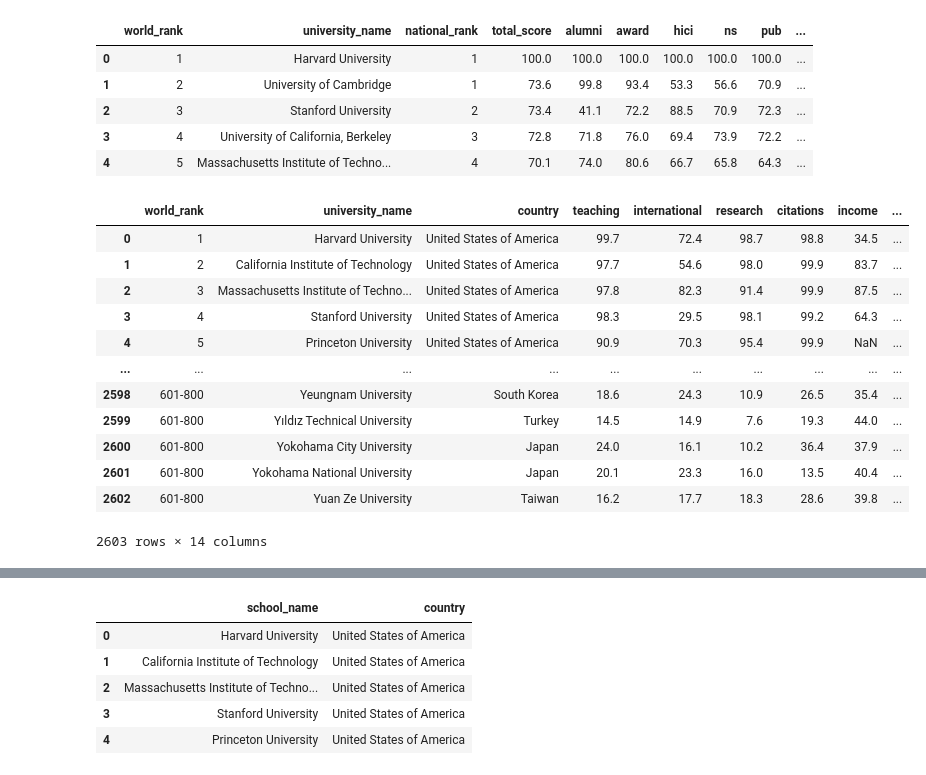
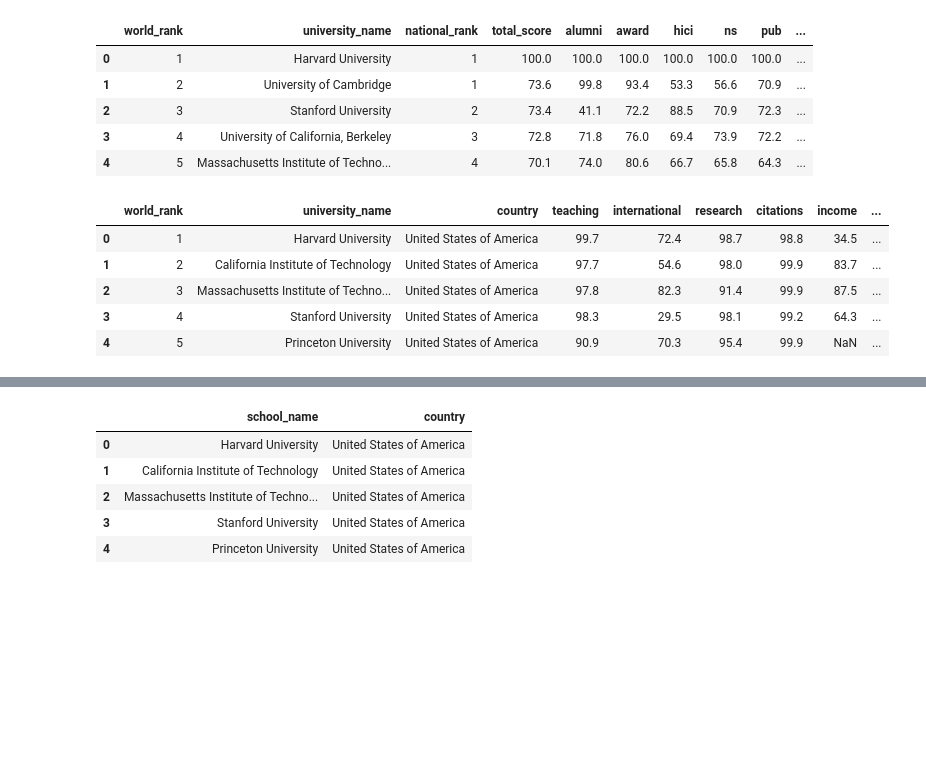
Before and after one commit to bollermattiaUNIMIB/progettoFoCS, a Jupyter notebook: ProgettoFoCS2020.ipynb, the cells around one changed output, grey strips where cells are left out. Saved outputs shown, nothing was run; the diff lists cells and outputs as text; code cells hidden in the pictures; blank space fills up the shorter version.

```diff
--- a/ProgettoFoCS2020.ipynb
+++ b/ProgettoFoCS2020.ipynb
@@ -29,20 +29,13 @@ shanghaiData.head()
 # %%
 timesData = pd.read_csv("timesData.csv", na_values=['-'], dtype={'income':float})
 timesData['world_rank'] = timesData.apply(lambda row: row['world_rank'].replace("=", ""), axis=1)
-timesData
+timesData.head()
 # %% [output]
 |  | world_rank | university_name | country | teaching | international | research | citations | income | ... |
 | 0 | 1 | Harvard University | United States of America | 99.7 | 72.4 | 98.7 | 98.8 | 34.5 | ... |
 | 1 | 2 | California Institute of Technology | United States of America | 97.7 | 54.6 | 98.0 | 99.9 | 83.7 | ... |
 | 2 | 3 | Massachusetts Institute of Techno... | United States of America | 97.8 | 82.3 | 91.4 | 99.9 | 87.5 | ... |
 | 3 | 4 | Stanford University | United States of America | 98.3 | 29.5 | 98.1 | 99.2 | 64.3 | ... |
 | 4 | 5 | Princeton University | United States of America | 90.9 | 70.3 | 95.4 | 99.9 | NaN | ... |
-| ... | ... | ... | ... | ... | ... | ... | ... | ... | ... |
-| 2598 | 601-800 | Yeungnam University | South Korea | 18.6 | 24.3 | 10.9 | 26.5 | 35.4 | ... |
-| 2599 | 601-800 | Yıldız Technical University | Turkey | 14.5 | 14.9 | 7.6 | 19.3 | 44.0 | ... |
-| 2600 | 601-800 | Yokohama City University | Japan | 24.0 | 16.1 | 10.2 | 36.4 | 37.9 | ... |
-| 2601 | 601-800 | Yokohama National University | Japan | 20.1 | 23.3 | 16.0 | 13.5 | 40.4 | ... |
-| 2602 | 601-800 | Yuan Ze University | Taiwan | 16.2 | 17.7 | 18.3 | 28.6 | 39.8 | ... |
-2603 rows × 14 columns
 # %%
 edExpen = pd.read_csv("education_expenditure_supplementary_data.csv", lineterminator='\r')
```
Also changed, not shown: parts of 5 cells of this notebook.
